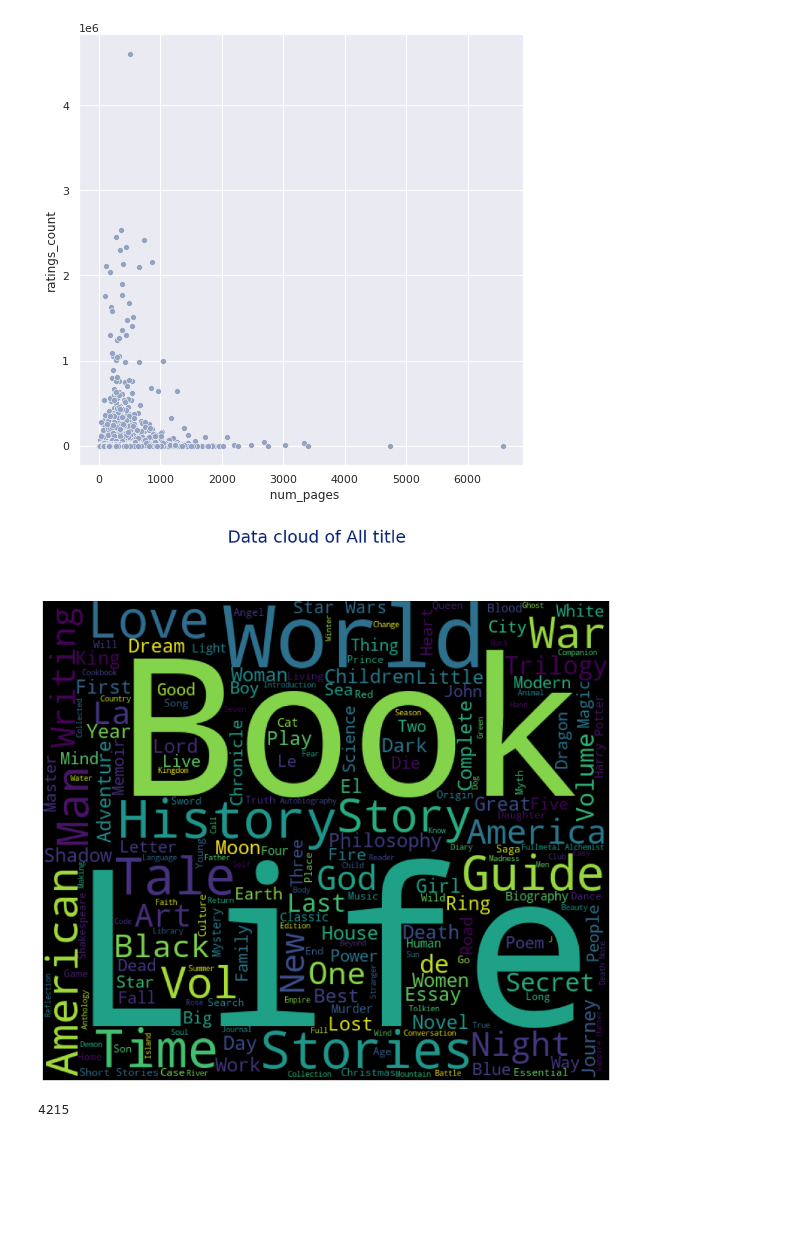
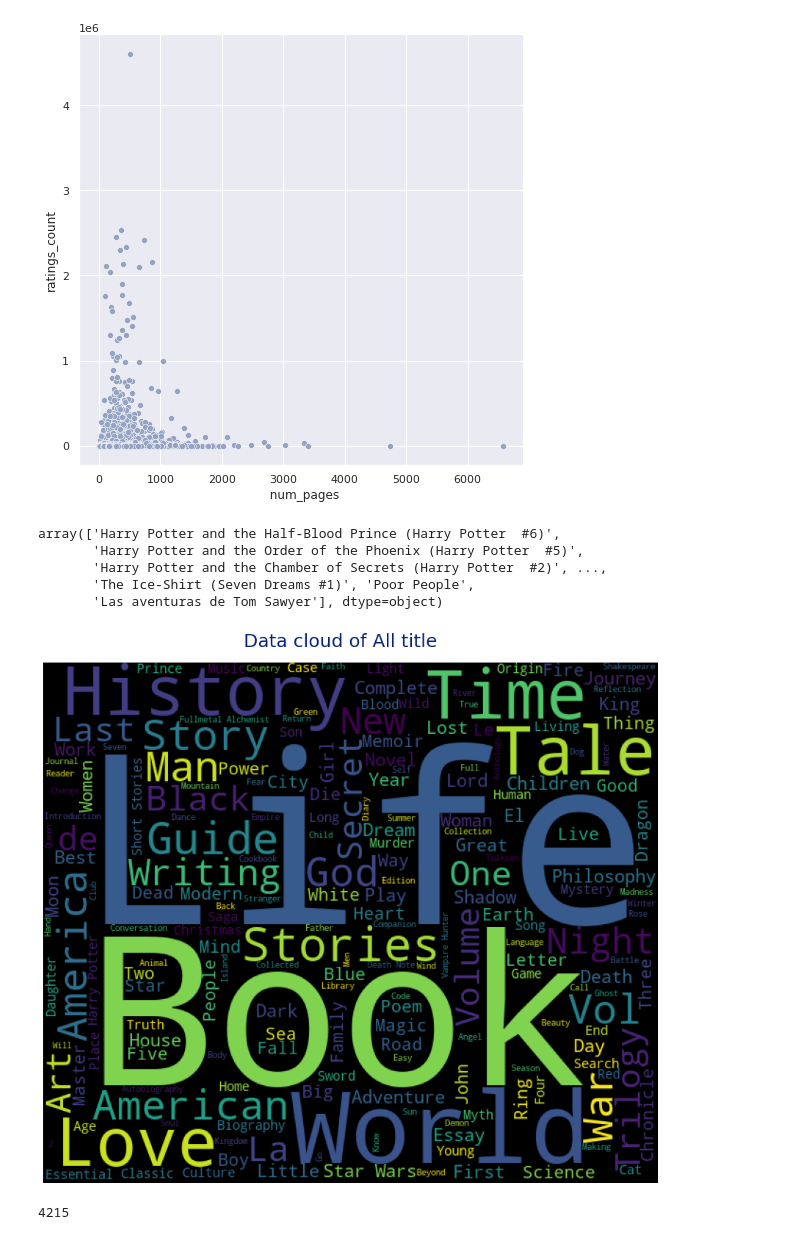
Before and after one commit to khalidelboray/ML_Course, a Jupyter notebook: last_task.ipynb, the cells around one changed output. Saved outputs shown, nothing was run; the diff lists cells and outputs as text; code cells hidden in the pictures; blank space fills up the shorter version.

```diff
--- a/last_task.ipynb
+++ b/last_task.ipynb
@@ -340,22 +344,29 @@ ax = sns.relplot(data=df, x="  num_pages", y="ratings_count", color = '#95a3c3',
 [figure]
 # %%
 title_value = df.title.unique()
+title_value
+# %% [output]
+array(['Harry Potter and the Half-Blood Prince (Harry Potter  #6)',
+       'Harry Potter and the Order of the Phoenix (Harry Potter  #5)',
+       'Harry Potter and the Chamber of Secrets (Harry Potter  #2)', ...,
+       'The Ice-Shirt (Seven Dreams #1)', 'Poor People',
+       'Las aventuras de Tom Sawyer'], dtype=object)
 # %%
 plt.subplots(figsize=(15,15))
 wordcloud = WordCloud(
                           background_color='#000',
                           width=650,
                           height=550,
                           stopwords=STOPWORDS,
                          ).generate(" ".join(title_value))
 plt.imshow(wordcloud)
 plt.axis('off')
 plt.savefig('graph.png')
 
-plt.figtext(.5,.91,'Data cloud of All title', color='#062175', fontsize=25, ha='center')
+plt.figtext(.5,.85,'Data cloud of All title', color='#062175', fontsize=25, ha='center')
 plt.show()
 # %% [output]
-[figure, old version]
+[figure, new version]
 # %%
 len(new_df.only_author.unique())
 # %% [output]
```
Also changed, not shown: parts of 10 cells of this notebook, 1 other file.
